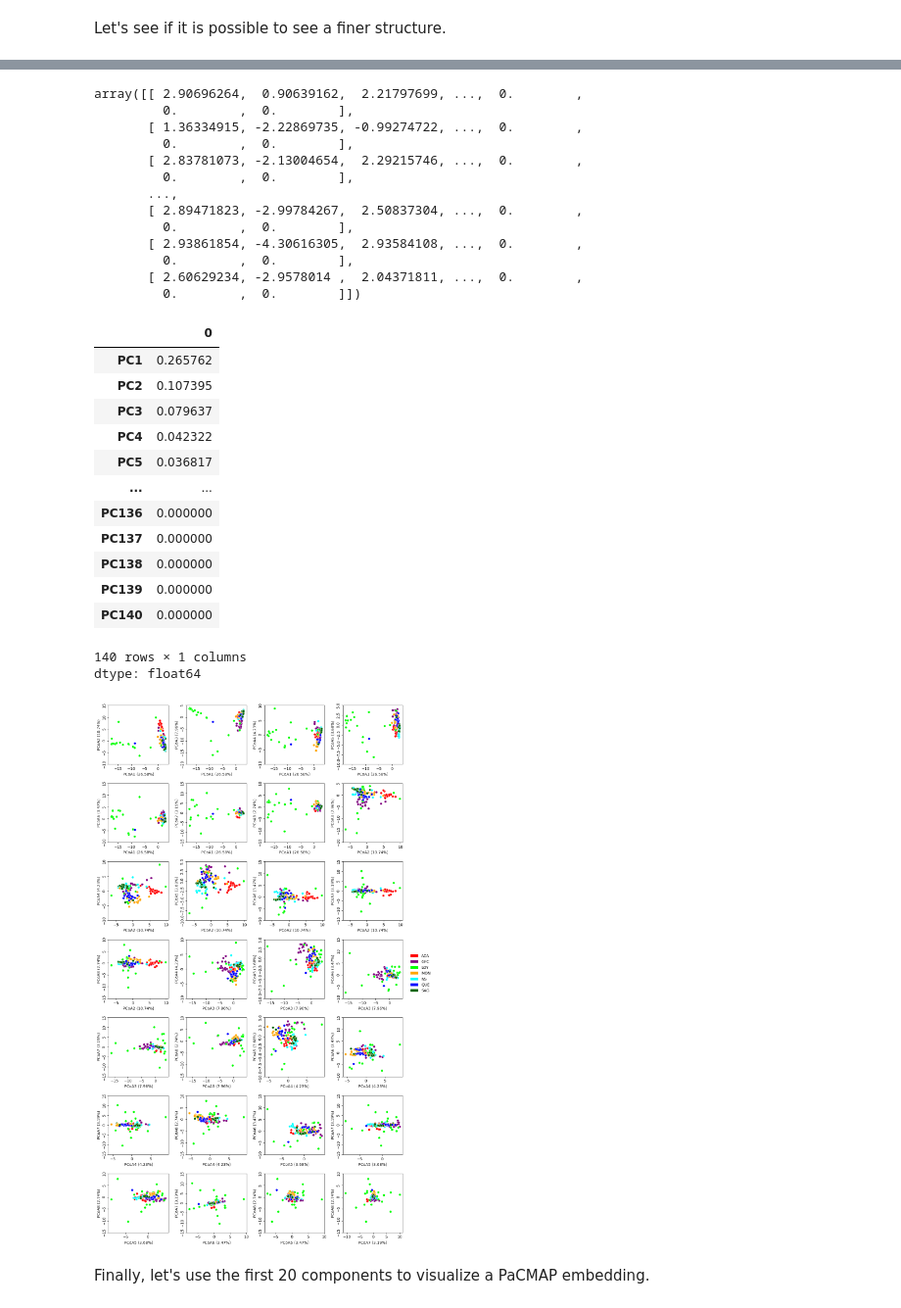
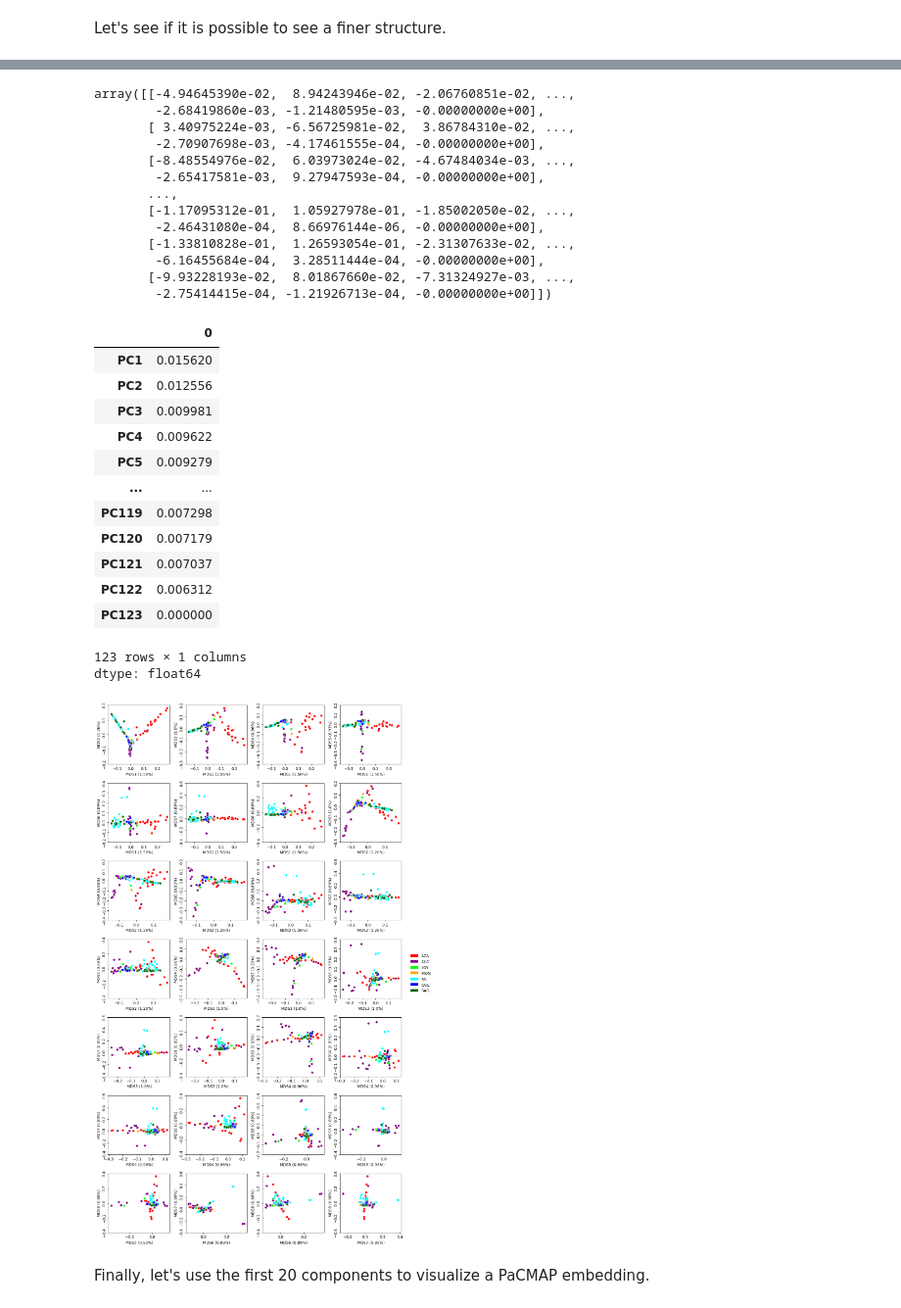
Before and after one commit to Genopop/geneakit, a Jupyter notebook: examples/correlation_mds.ipynb, the cells around one changed output, grey strips where cells are left out. Shown at 98% size. Saved outputs shown, nothing was run; the diff lists cells and outputs as text; code cells hidden in the pictures.

```diff
--- a/examples/correlation_mds.ipynb
+++ b/examples/correlation_mds.ipynb
@@ -227,9 +227,9 @@ left = sns.scatterplot(x=emb[:, 0], y=emb[:, 1], hue=colors, ax=ax[0],
                      palette={color: color for color in pop_to_color.values()})
 left.set_box_aspect(1)
 ratio = round(ratios.iloc[0]*100, 2)
-left.set_xlabel(f'PCoA1 ({ratio}%)')
+left.set_xlabel(f'MDS1 ({ratio}%)')
 ratio = round(ratios.iloc[1]*100, 2)
-left.set_ylabel(f'PCoA2 ({ratio}%)')
+left.set_ylabel(f'MDS2 ({ratio}%)')
 
 # Get the current axis
 x0, y0, w, h = left.get_position().bounds
@@ -247,9 +247,9 @@ right = sns.scatterplot(x=emb[:, 0], y=emb[:, 2], hue=colors, ax=ax[1],
                      palette={color: color for color in pop_to_color.values()})
 right.set_box_aspect(1)
 ratio = round(ratios.iloc[0]*100, 2)
-right.set_xlabel(f'PCoA1 ({ratio}%)')
+right.set_xlabel(f'MDS1 ({ratio}%)')
 ratio = round(ratios.iloc[2]*100, 2)
-right.set_ylabel(f'PCoA3 ({ratio}%)')
+right.set_ylabel(f'MDS3 ({ratio}%)')
 
 # Get the current axis
 x0, y0, w, h = left.get_position().bounds
@@ -288,0 +278,9 @@ dist.iloc[:5, :5]
+# %%
+dist = 1 - corr
+dist.replace(1.0, np.nan, inplace=True)
+while dist.isnull().sum().sum() > 0:
+    null_counts = dist.isnull().sum(axis = 1)
+    individuals_to_remove = null_counts[null_counts == null_counts.max()].index
+    dist = dist.drop(index=individuals_to_remove)
+    dist = dist.drop(columns=individuals_to_remove)
+dist.shape
@@ -288,0 +289,3 @@ dist.iloc[:5, :5]
+# %%
+pops = [pop140.loc[pop140['ind'] == ind, 'pop'].iloc[0] for ind in dist.index]
+pops[:10]
@@ -291,36 +305,36 @@ results = pcoa(dist)
 emb = results.samples.to_numpy()
 emb[:10, :]
 # %% [output]
-array([[ 2.90696264,  0.90639162,  2.21797699, ...,  0.        ,
-         0.        ,  0.        ],
-       [ 1.36334915, -2.22869735, -0.99274722, ...,  0.        ,
-         0.        ,  0.        ],
-       [ 2.83781073, -2.13004654,  2.29215746, ...,  0.        ,
-         0.        ,  0.        ],
+array([[-4.94645390e-02,  8.94243946e-02, -2.06760851e-02, ...,
+        -2.68419860e-03, -1.21480595e-03, -0.00000000e+00],
+       [ 3.40975224e-03, -6.56725981e-02,  3.86784310e-02, ...,
+        -2.70907698e-03, -4.17461555e-04, -0.00000000e+00],
+       [-8.48554976e-02,  6.03973024e-02, -4.67484034e-03, ...,
+        -2.65417581e-03,  9.27947593e-04, -0.00000000e+00],
        ...,
-       [ 2.89471823, -2.99784267,  2.50837304, ...,  0.        ,
-         0.        ,  0.        ],
-       [ 2.93861854, -4.30616305,  2.93584108, ...,  0.        ,
-         0.        ,  0.        ],
-       [ 2.60629234, -2.9578014 ,  2.04371811, ...,  0.        ,
-         0.        ,  0.        ]])
+       [-1.17095312e-01,  1.05927978e-01, -1.85002050e-02, ...,
+        -2.46431080e-04,  8.66976144e-06, -0.00000000e+00],
+       [-1.33810828e-01,  1.26593054e-01, -2.31307633e-02, ...,
+        -6.16455684e-04,  3.28511444e-04, -0.00000000e+00],
+       [-9.93228193e-02,  8.01867660e-02, -7.31324927e-03, ...,
+        -2.75414415e-04, -1.21926713e-04, -0.00000000e+00]])
 # %%
 ratios = results.proportion_explained
 ratios
 # %% [output]
 |  | 0 |
-| PC1 | 0.265762 |
-| PC2 | 0.107395 |
-| PC3 | 0.079637 |
-| PC4 | 0.042322 |
-| PC5 | 0.036817 |
+| PC1 | 0.015620 |
+| PC2 | 0.012556 |
+| PC3 | 0.009981 |
+| PC4 | 0.009622 |
+| PC5 | 0.009279 |
 | ... | ... |
-| PC136 | 0.000000 |
-| PC137 | 0.000000 |
-| PC138 | 0.000000 |
-| PC139 | 0.000000 |
-| PC140 | 0.000000 |
+| PC119 | 0.007298 |
+| PC120 | 0.007179 |
+| PC121 | 0.007037 |
+| PC122 | 0.006312 |
+| PC123 | 0.000000 |
-140 rows × 1 columns
+123 rows × 1 columns
 dtype: float64
 # %%
 comb = list(combinations(range(8), 2))
@@ -328,36 +342,36 @@ comb = list(combinations(range(8), 2))
 rows = len(comb) // 4
 cols = 4 + len(comb) % 4
 fig, axes = plt.subplots(rows, cols, figsize=(cols/rows * 20, 20))
 
 colors = [pop_to_color[population_to_pop[pop]] for pop in pops]
 
 # Loop through combinations and plot
 for index, (i, j) in enumerate(comb):
     ax = axes.flat[index]
     sp = sns.scatterplot(
         x=emb[:, i], y=emb[:, j], hue=colors, ax=ax,
         palette={color: color for color in pop_to_color.values()})
     ratio = round(ratios.iloc[i] * 100, 2)
-    ax.set_xlabel(f'PCoA{i+1} ({ratio}%)')
+    ax.set_xlabel(f'MDS{i+1} ({ratio}%)')
     ratio = round(ratios.iloc[j] * 100, 2)
-    ax.set_ylabel(f'PCoA{j+1} ({ratio}%)')
+    ax.set_ylabel(f'MDS{j+1} ({ratio}%)')
 
     # Rotate the y axis labels
     yticks = ax.get_yticks()
     yticklabels = ax.get_yticklabels()
     ax.set_yticks(yticks, yticklabels, va='center', rotation=90)
 
     # Disable legend
     sp.get_legend().remove()
 
 # Legend outside the plot
 legend_handle = fig.legend(handles=legend_elements, bbox_to_anchor=(1.0, 0.5),
                            loc='center left', frameon=False)
 
 plt.tight_layout()
 plt.show()
 # %% [output]
-[figure, old version]
+[figure, new version]
 # %% [markdown]
 Finally, let's use the first 20 components to visualize a PaCMAP embedding.
 # %%
```
Also changed, not shown: parts of 5 cells of this notebook.
